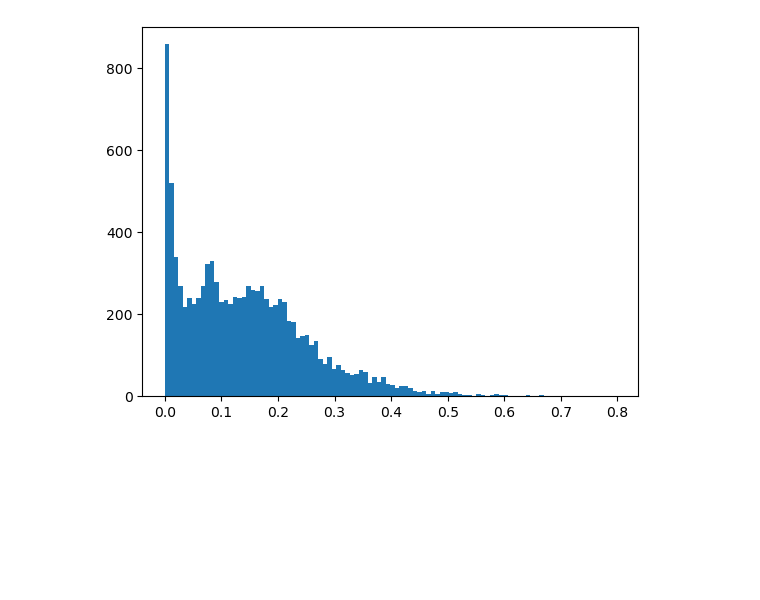
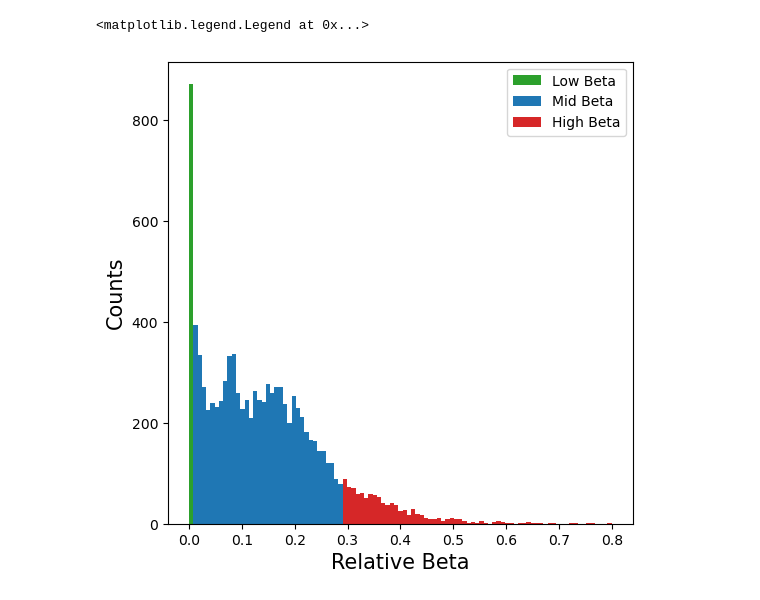
Before and after one commit to ntolley/hnn_latent, a Jupyter notebook: notebooks/excitation_propogation.ipynb, the cells around one changed output. Saved outputs shown, nothing was run; the diff lists cells and outputs as text; code cells hidden in the pictures; blank space fills up the shorter version.

```diff
--- a/notebooks/excitation_propogation.ipynb
+++ b/notebooks/excitation_propogation.ipynb
@@ -64,11 +78,21 @@ freqs, powers = trim_spectrum(freqs, powers, [0, 100])
 # %%
 beta_mask = (freqs > 13) & (freqs < 30)
 beta_power = powers[:, beta_mask].sum(axis=1)
 beta_ratio = beta_power / powers.sum(axis=1)
 ratio_sort = np.argsort(beta_ratio)[::-1]
 
-_ = plt.hist(beta_ratio, bins=100)
-# plt.xlim(0, 0.0001)
-# plt.yscale('log')
+cutoff = 1000
+
+bins = np.linspace(0, 0.8, 100)
+
+plt.figure(figsize=(6,6))
+_ = plt.hist(beta_ratio[ratio_sort[-cutoff:]], bins=bins, color='C2', label='Low Beta')
+_ = plt.hist(beta_ratio[ratio_sort[cutoff:-cutoff]], bins=bins, color='C0', label='Mid Beta')
+_ = plt.hist(beta_ratio[ratio_sort[:cutoff]], bins=bins, color='C3', label='High Beta')
+
+plt.xlabel('Relative Beta', fontsize=15)
+plt.ylabel('Counts', fontsize=15)
+plt.legend()
 # %% [output]
+<matplotlib.legend.Legend at 0x...>
-[figure, old version]
+[figure, new version]
```
Also changed, not shown: parts of 10 cells of this notebook.
